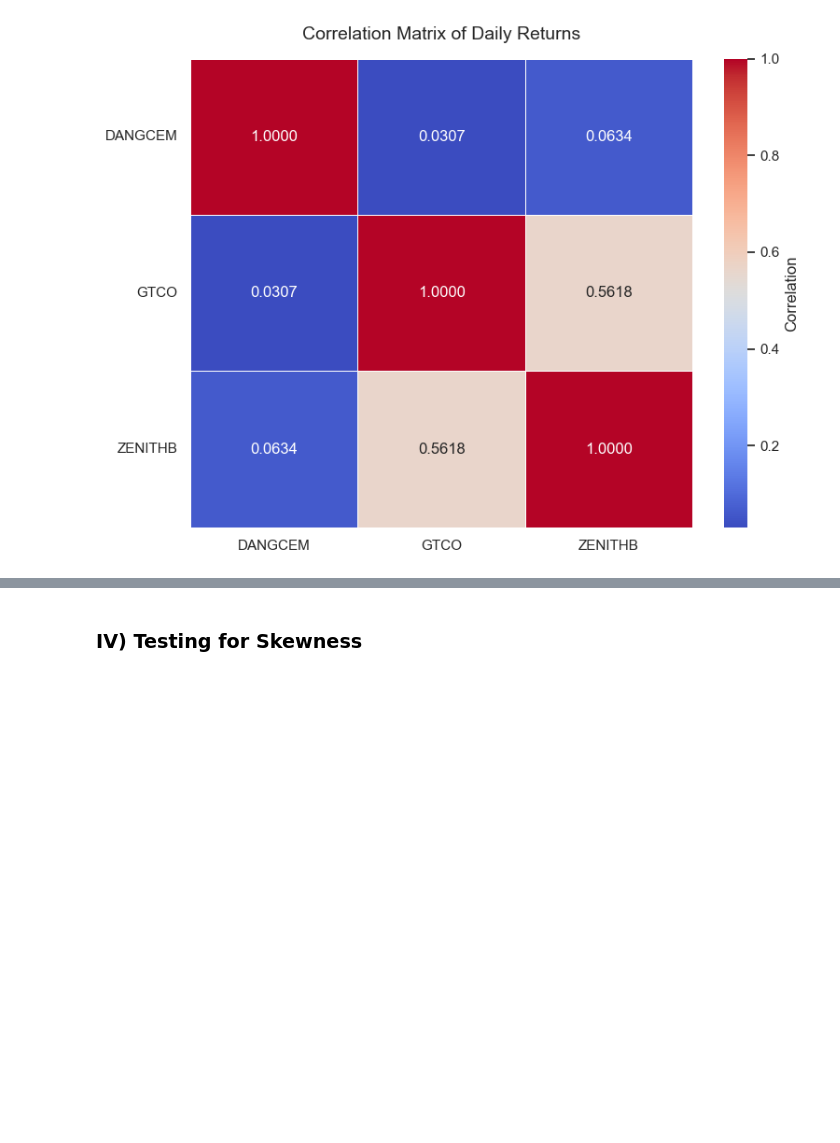
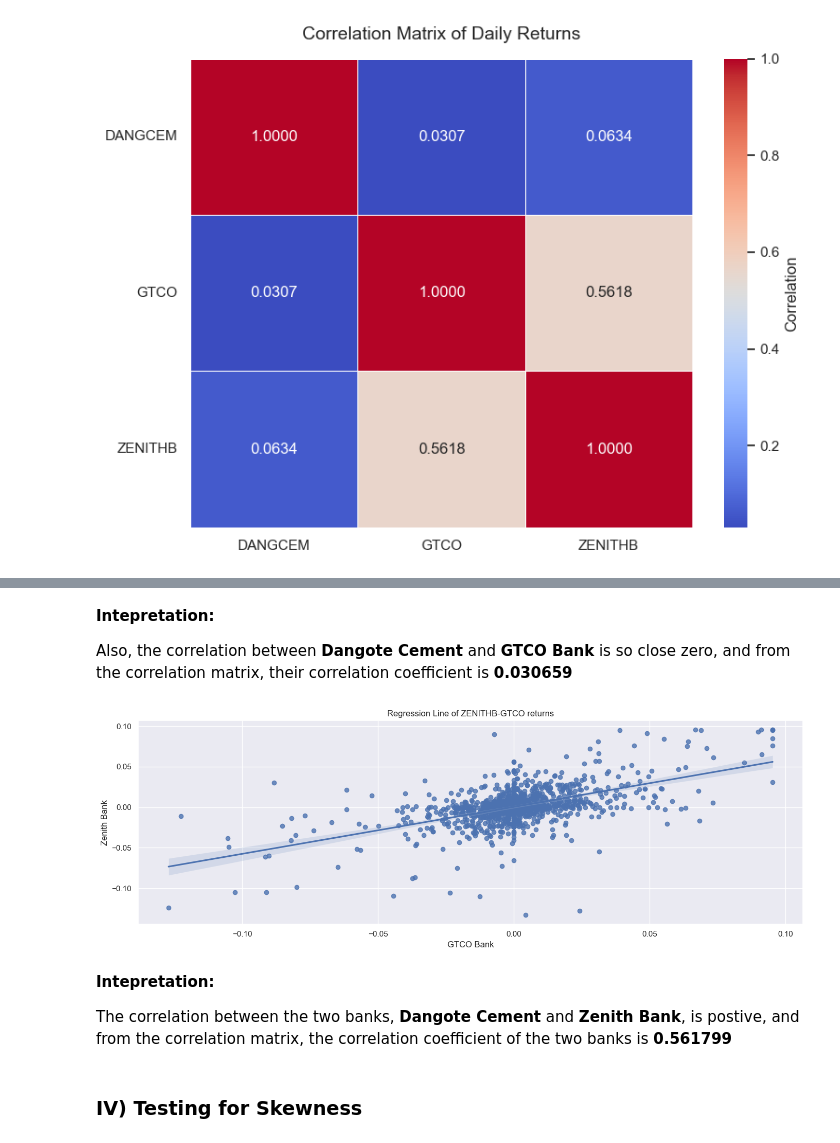
Before and after one commit to emycodesanalytics/finance-data-projects, a Jupyter notebook: 01-equities-performance-analysis/notebooks/equities_performance_analysis.ipynb, the cells around one changed output, grey strips where cells are left out. Cells and saved outputs as stored; diff of their text form; code cells hidden in the pictures; blank space fills up the shorter version.

```diff
--- a/01-equities-performance-analysis/notebooks/equities_performance_analysis.ipynb
+++ b/01-equities-performance-analysis/notebooks/equities_performance_analysis.ipynb
@@ -440,3 +474,22 @@ plt.show()
+# %% [markdown]
+**Intepretation:**
+
+Also, the correlation between **Dangote Cement** and **GTCO Bank** is so close zero, and from the correlation matrix, their correlation coefficient is **0.030659**
+# %%
+plt.figure(figsize=(14, 5))
+sns.regplot(x='GTCO', y="ZENITHB", data=returns)
+plt.title("Regression Line of ZENITHB-GTCO returns")
+plt.xlabel("GTCO Bank")
+plt.ylabel("Zenith Bank")
+plt.savefig("../outputs/regression_line_of_ZENITHB-GTCO returns.png", dpi=150)
+plt.tight_layout()
+plt.show()
+# %% [output]
+[figure, added]
+# %% [markdown]
+**Intepretation:**
+
+The correlation between the two banks, **Dangote Cement** and **Zenith Bank**, is postive, and from the correlation matrix, the correlation coefficient of the two banks is **0.561799**
 # %% [markdown]
 ### IV) Testing for Skewness
 # %%
```
Also changed, not shown: parts of 14 cells of this notebook.
